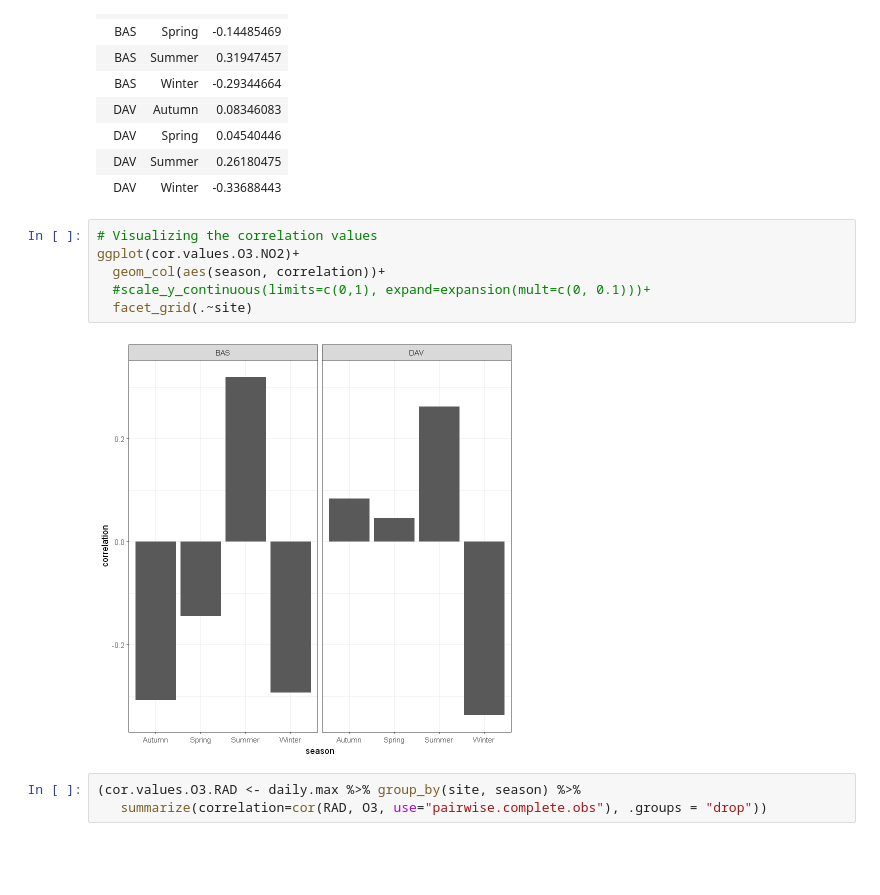
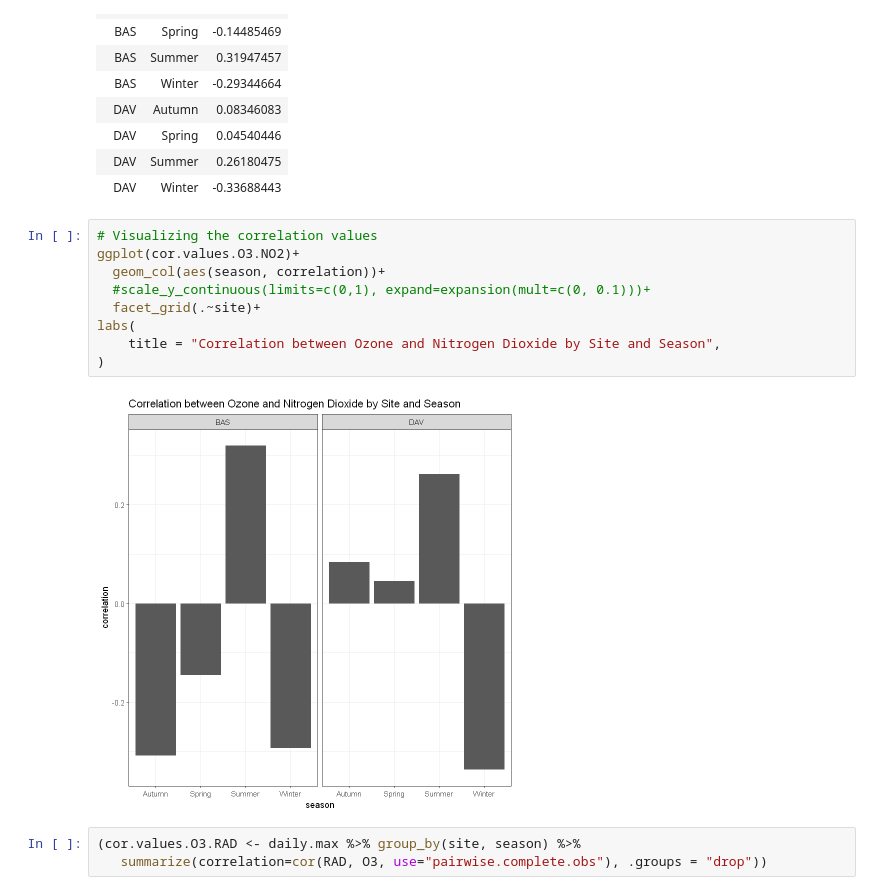
Before and after one commit to matheogodenzi/Air_pollution, a Jupyter notebook: Correlations.ipynb, the cells around one changed output. Drawn from its saved outputs; the diff is of its cells as text; blank space fills up the shorter version.

```diff
--- a/Correlations.ipynb
+++ b/Correlations.ipynb
@@ -107,11 +135,14 @@ A tibble: 8 × 3
 # %%
 # Visualizing the correlation values
 ggplot(cor.values.O3.NO2)+
   geom_col(aes(season, correlation))+
   #scale_y_continuous(limits=c(0,1), expand=expansion(mult=c(0, 0.1)))+
-  facet_grid(.~site)
+  facet_grid(.~site)+
+labs(
+    title = "Correlation between Ozone and Nitrogen Dioxide by Site and Season",
+)
 # %% [output]
-[figure, old version]
+[figure, new version]
 # %%
 (cor.values.O3.RAD <- daily.max %>% group_by(site, season) %>%
    summarize(correlation=cor(RAD, O3, use="pairwise.complete.obs"), .groups = "drop"))
```
Also changed, not shown: parts of 28 cells of this notebook, 6 other files.
